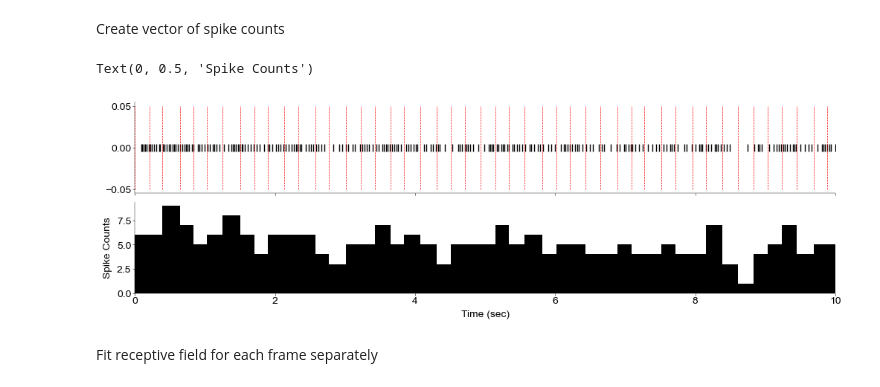
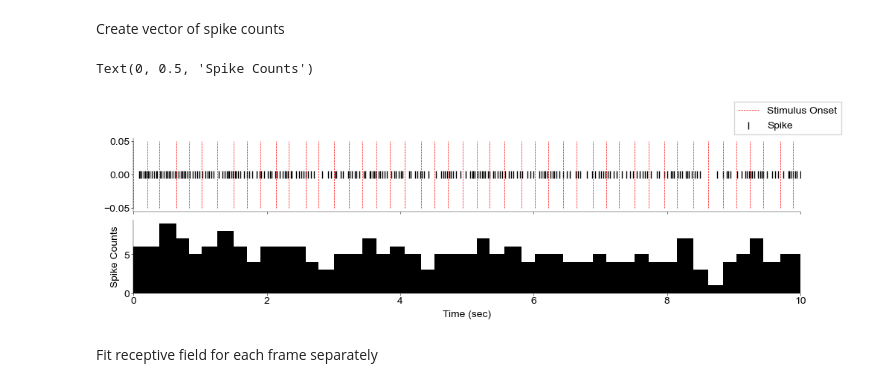
Before and after one commit to atimcenko/tu-neural-data-science, a Jupyter notebook: notebooks/CodingLab5_Nitin.ipynb, the cells around one changed output. Saved outputs shown, nothing was run; the diff lists cells and outputs as text; code cells hidden in the pictures.

```diff
--- a/notebooks/CodingLab5_Nitin.ipynb
+++ b/notebooks/CodingLab5_Nitin.ipynb
@@ -429,26 +423,27 @@ Create vector of spike counts
 # %%
 # insert your code here
 
 # ------------------------------------------
 # Bin the spike counts at the same temporal
 # resolution as the stimulus (0.5 pts)
 # ------------------------------------------
 counts, bin_edge = np.histogram(t,bins=trigger)
 
 fig, axes = plt.subplots(2, 1, figsize=(10, 3), sharex=True)
 
 ax = axes[0]
-ax.vlines(trigger, -0.05, 0.05, color='red', linewidth=0.5, linestyle='--')
-ax.scatter(t, np.zeros(len(t)), s=50, marker='|', facecolor='black')
+ax.vlines(trigger, -0.05, 0.05, color='red', linewidth=0.5, linestyle='--', label='Stimulus Onset')
+ax.scatter(t, np.zeros(len(t)), s=50, marker='|', facecolor='black', label='Spike')
+ax.legend(loc=[0.9,1.05], frameon=True)
 
 ax = axes[1]
 ax.bar(bin_edge[:-1] + np.diff(bin_edge) / 2, counts, np.diff(bin_edge), color='black')
 ax.set_xlim((0, 10))
 ax.set_xlabel("Time (sec)")
 ax.set_ylabel("Spike Counts")
 # %% [output]
 Text(0, 0.5, 'Spike Counts')
-[figure, old version]
+[figure, new version]
 # %% [markdown]
 Fit receptive field for each frame separately
 # %%
```
Also changed, not shown: parts of 12 cells of this notebook.
